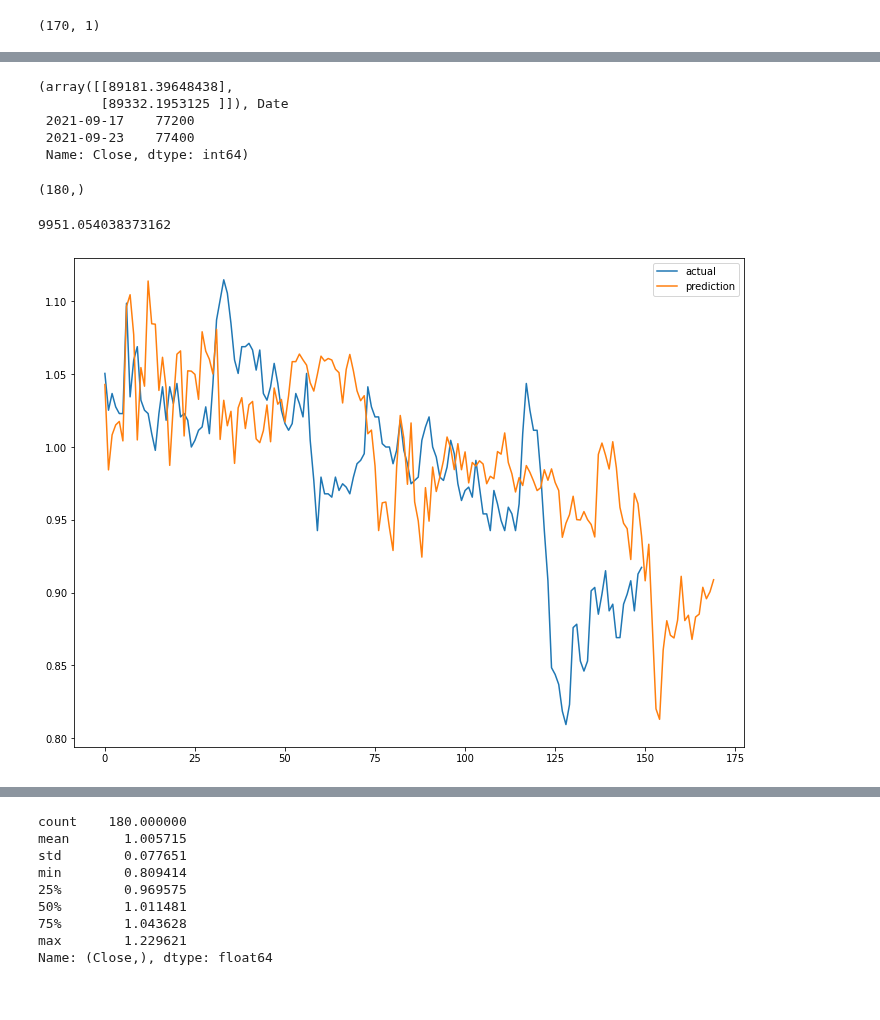
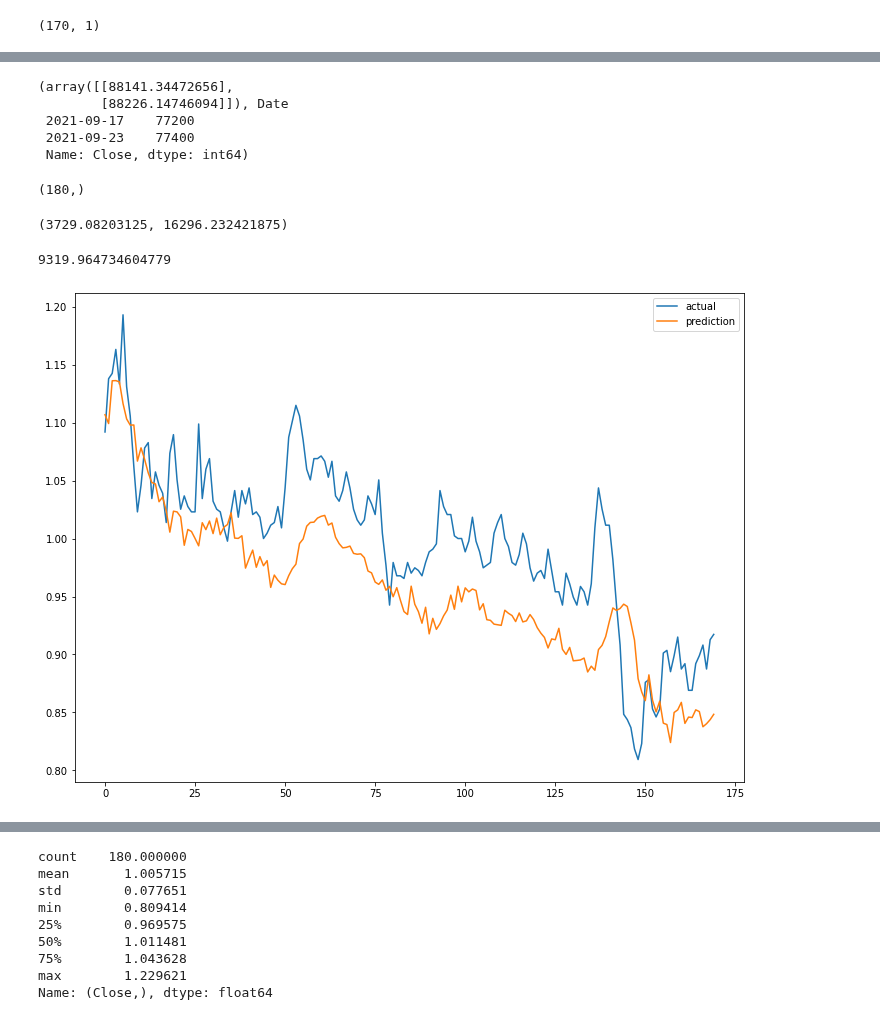
Before and after one commit to chaerui7967/stock_predict_news_and_youtube, a Jupyter notebook: lstm/lstm_삼성/lstm_재무정보_삼성전자.ipynb, the cells around one changed output, grey strips where cells are left out. Cells and saved outputs as stored; diff of their text form; code cells hidden in the pictures.

Commit message:
삼성전자 layer수정_rmse : 9320

```diff
--- a/lstm/lstm_삼성/lstm_재무정보_삼성전자.ipynb
+++ b/lstm/lstm_삼성/lstm_재무정보_삼성전자.ipynb
@@ -285,7 +285,7 @@ X_test_t = X_test.reshape(X_test.shape[0], 10, 12)
 ### 모델
 # %%
 from tensorflow.keras.models import Sequential
-from tensorflow.keras.layers import Dense, LSTM, Conv1D, Lambda
+from tensorflow.keras.layers import Dense, LSTM, Conv1D, Lambda,Dropout, Flatten
 from tensorflow.keras.losses import Huber
 from tensorflow.keras.optimizers import Adam
 from tensorflow.keras.callbacks import EarlyStopping, ModelCheckpoint
@@ -295,10 +295,19 @@ model = Sequential()
 model.add(LSTM(64,
                input_shape = (10, 12),
                return_sequences= True))
+model.add(Dropout(0.2))
+model.add(Dense(32, activation = 'relu'))
+model.add(LSTM(64,
+               input_shape = (10, 12),
+               return_sequences= True))
+model.add(Dropout(0.2))
 model.add(Dense(32, activation = 'tanh'))
 model.add(LSTM(64,
                return_sequences = False))
-model.add(Dense(32, activation = 'tanh'))
+model.add(Dropout(0.2))
+model.add(Flatten())
+model.add(Dense(100, activation = 'relu'))
+model.add(Dense(32, activation = 'relu'))
 model.add(Dense(1))
 # %%
 model.summary()
@@ -402,8 +406,8 @@ pred_act.shape
 # %%
 pred_act[-2:], test['Close'][-2:]
 # %% [output]
-(array([[89181.39648438],
-        [89332.1953125 ]]), Date
+(array([[88141.34472656],
+        [88226.14746094]]), Date
  2021-09-17    77200
  2021-09-23    77400
  Name: Close, dtype: int64)
@@ -415,18 +419,22 @@ test['Close'].shape
 df_test = pd.DataFrame(pred_act, columns = ['pred'])
 df_test['act'] = test['Close'][10:].values
 df_test['오차'] = abs(df_test['pred'] - df_test['act'])
+# %%
+df_test['오차'].min(), df_test['오차'].max()
+# %% [output]
+(3729.08203125, 16296.232421875)
 # %%
 df_test['오차'].mean()
 # %% [output]
-9951.054038373162
+9319.964734604779
 # %%
 plt.figure(figsize=(12, 9))
-plt.plot(np.asarray(y_test)[20:], label='actual')
+plt.plot(np.asarray(y_test), label='actual')
 plt.plot(pred, label='prediction')
 plt.legend()
 plt.show()
 # %% [output]
-[figure, old version]
+[figure, new version]
 # %%
 score = model.evaluate(X_test_t,y_test,batch_size=30)
 print(score)
```
Also changed, not shown: parts of 7 cells of this notebook, 1 other file.
